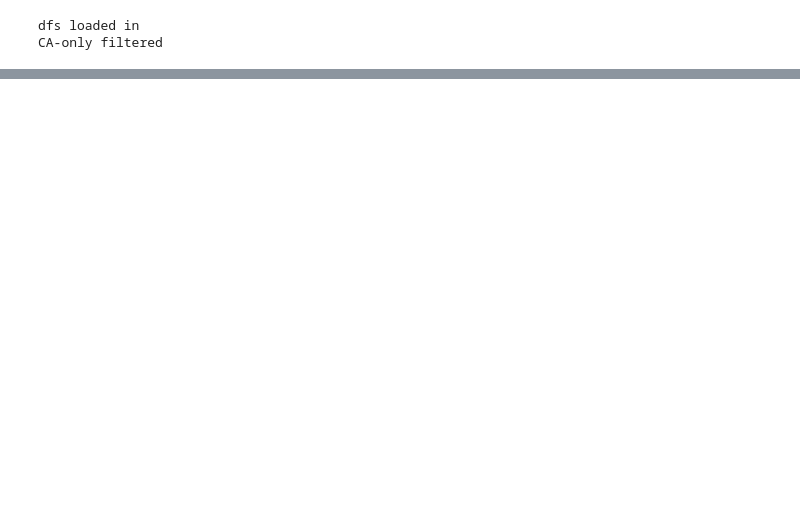
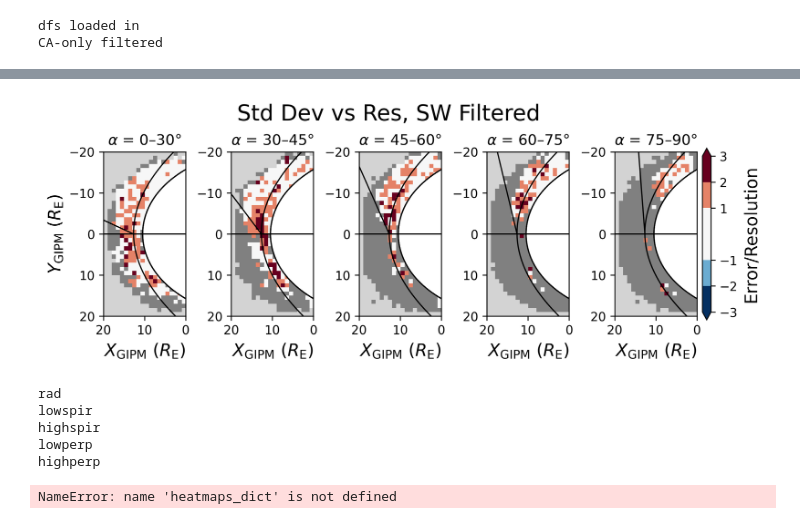
Before and after one commit to solarwindstream/gipm-mapping, a Jupyter notebook: Plotting_Notebooks/TakahashiHeilig.ipynb, the cells around one changed output, grey strips where cells are left out. Drawn from its saved outputs; the diff is of its cells as text; code cells hidden in the pictures; blank space fills up the shorter version.

```diff
--- a/Plotting_Notebooks/TakahashiHeilig.ipynb
+++ b/Plotting_Notebooks/TakahashiHeilig.ipynb
@@ -204,0 +228,46 @@ for group_name, df in CA_filtered_frames.items():
+# %%
+#Std error over resolution
+
+std_hm = []
+
+for hm in trans_std_dev_maps:
+    hm_res = hm/(1/240)
+    std_hm.append(hm_res)
+
+CA_Abs_Error_Plot('Std Dev vs Res, SW Filtered', std_hm, filtered_heatmap_c , x_bin_edges, y_bin_edges)
+# %% [output]
+[figure, added]
+# %%
+from heatmap_modules import compute_hists2d
+#df, metric, *keys, **choices
+#'Transverse Power', 'Compressive Power', 'Compressibility', 'Compressive Frequency', 'Transverse Frequency', 'Ellipticity'
+#'Takahashi Transverse Error/Resolution', 'Takahashi Compressive Error/Resolution', 'Heilig Transverse Error/Resolution'
+
+heatmaps_dict_no_filt = {}
+
+for group_name, df in CA_filtered_frames.items():
+    heatmaps_dict_no_filt[group_name]= compute_hists2d(df, 'mean', 'Takahashi Transverse Error/Resolution', 'Takahashi Compressive Error/Resolution', obs_min=50)
+
+filtered_heatmap_c = []
+#set all non-NaN values to 1.5 for mapping purposes
+for heatmap in heatmaps_dict_no_filt:
+    heatmap[np.isnan(heatmap) == False] = 1.5
+    filtered_heatmap_c.append(heatmap)
+
+heatmaps_dict = {}
+
+for group_name, df in CA_filtered_frames.items():
+    #filtering
+    df_ULF = df.loc[(df['ULF Band Normalised Transverse Power'] > 0.05)]
+    #produce dicts
+    heatmaps_dict[group_name]= compute_hists2d(df, 'mean', 'Takahashi Transverse Error/Resolution', 'Takahashi Compressive Error/Resolution', obs_min=50)
+# %% [output]
+rad
+lowspir
+highspir
+lowperp
+highperp
+# %%
+heatmaps_dict['rad']['Takahashi Transverse Error/Resolution']
+# %% [output]
+NameError: name 'heatmaps_dict' is not defined
```
Also changed, not shown: parts of 8 cells of this notebook.
